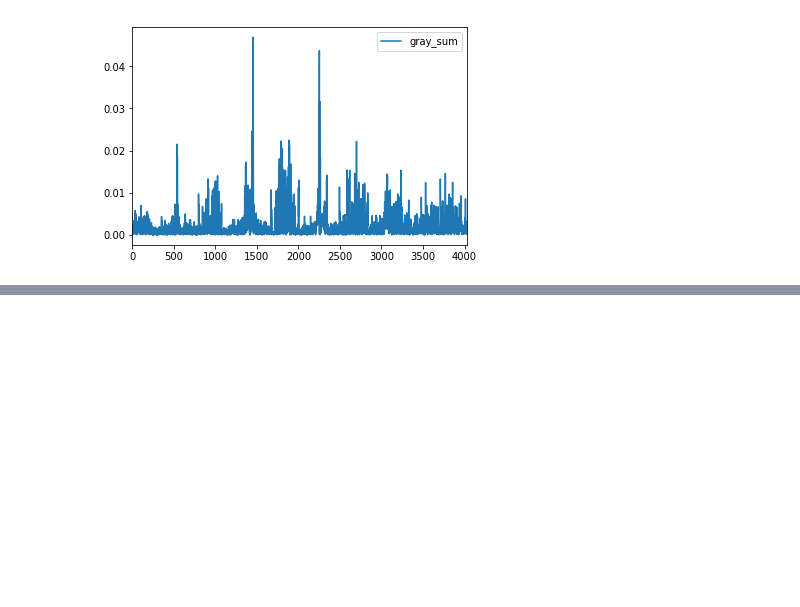
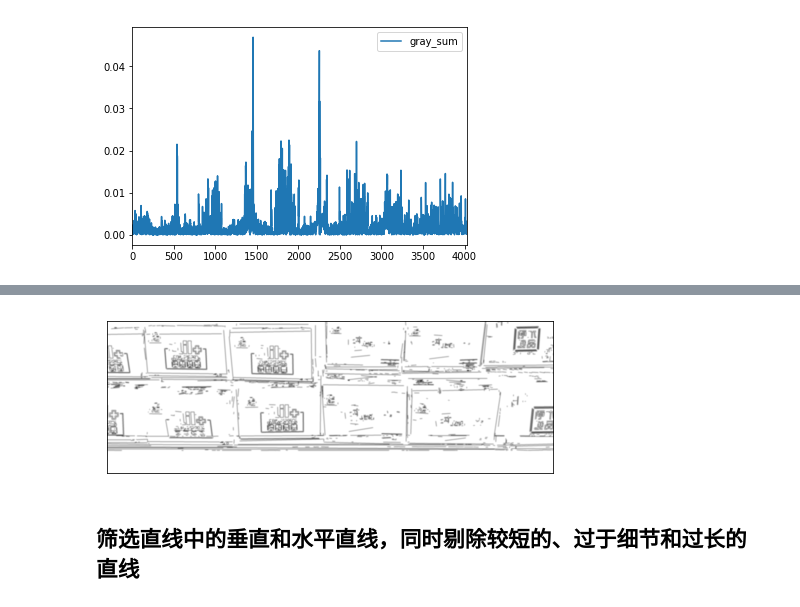
Before and after one commit to HerikkWang/Graduation_project_cv, a Jupyter notebook: project/image_vertical_segmentation.ipynb, the cells around one changed output, grey strips where cells are left out. Saved outputs shown, nothing was run; the diff lists cells and outputs as text; code cells hidden in the pictures; blank space fills up the shorter version.

```diff
--- a/project/image_vertical_segmentation.ipynb
+++ b/project/image_vertical_segmentation.ipynb
@@ -83,0 +111,8 @@ df1.plot()
+# %%
+lines_sp = []
+for line in lines:
+    x0 = int(round(line[0][0]))
+    y0 = int(round(line[0][1]))
+    x1 = int(round(line[0][2]))
+    y1 = int(round(line[0][3]))
+    lines_sp.append([(x0, y0), (x1, y1)])
@@ -83,0 +121,29 @@ df1.plot()
+# %%
+def line_filter_by_angle(lines, angle_precision=10):
+    line_list = []
+    for line in lines:
+        x0 = line[0][0]
+        y0 = line[0][1]
+        x1 = line[1][0]
+        y1 = line[1][1]
+        if x0 == x1 or y0 == y1:
+            line_list.append([(x0, y0), (x1, y1)])
+        elif not angle_precision <= np.arctan(np.fabs(x0 - x1) / np.fabs(y0 - y1)) * 180 / np.pi <= (90 - angle_precision):
+            line_list.append([(x0, y0), (x1, y1)])
+    return line_list
+# %%
+lines_1 = line_filter_by_angle(lines_sp, 10)
+# %%
+def line_drawer(lines, image_size):
+    mask = np.zeros(image_size)
+    mask[:, :] = 255
+    for line in lines:
+        cv2.line(mask, line[0], line[1], 0, 2, cv2.LINE_AA)
+
+    gray_image_show(mask)
+# %%
+line_drawer(lines_1, gray_img.shape)
+# %% [output]
+[figure, added]
+# %% [markdown]
+## 筛选直线中的垂直和水平直线，同时剔除较短的、过于细节和过长的直线
```
Also changed, not shown: parts of 24 cells of this notebook.
